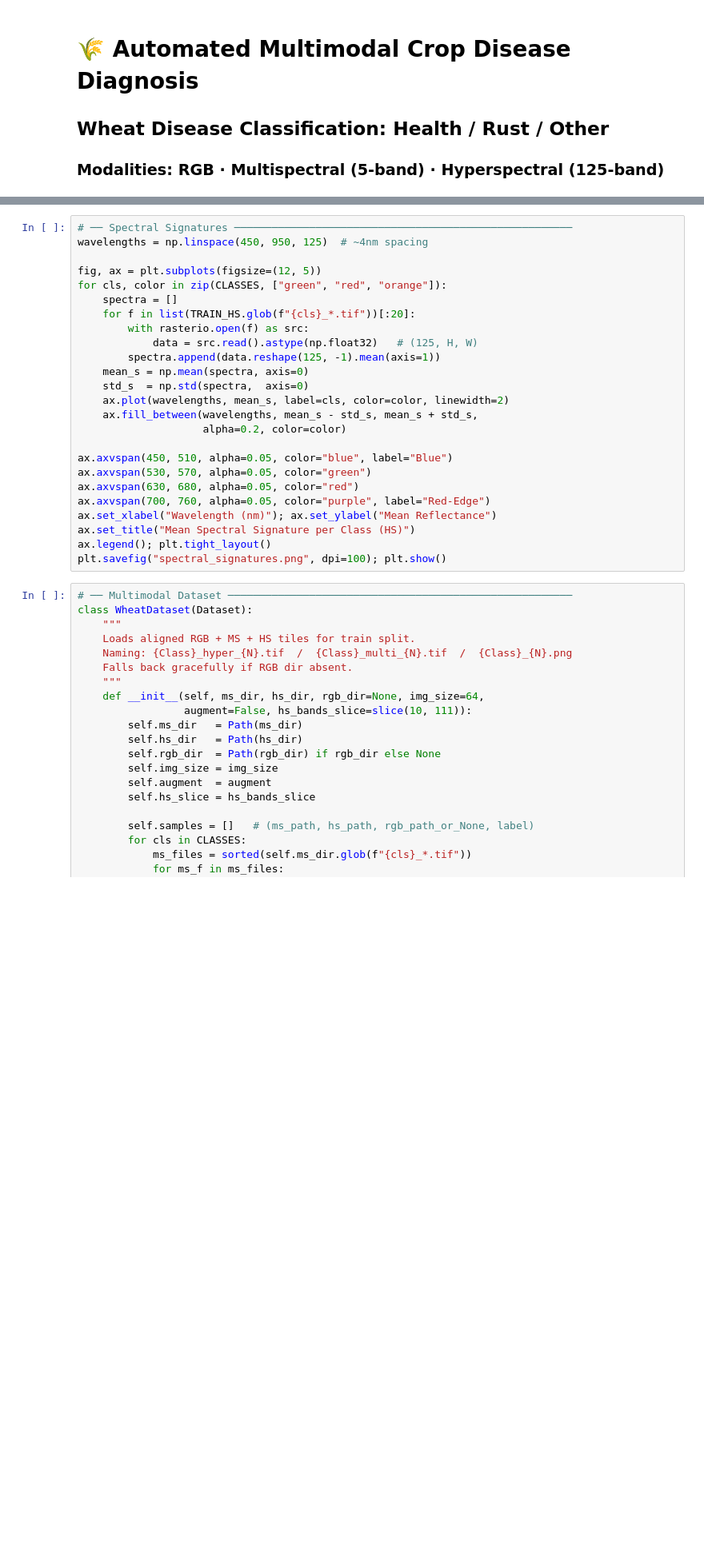
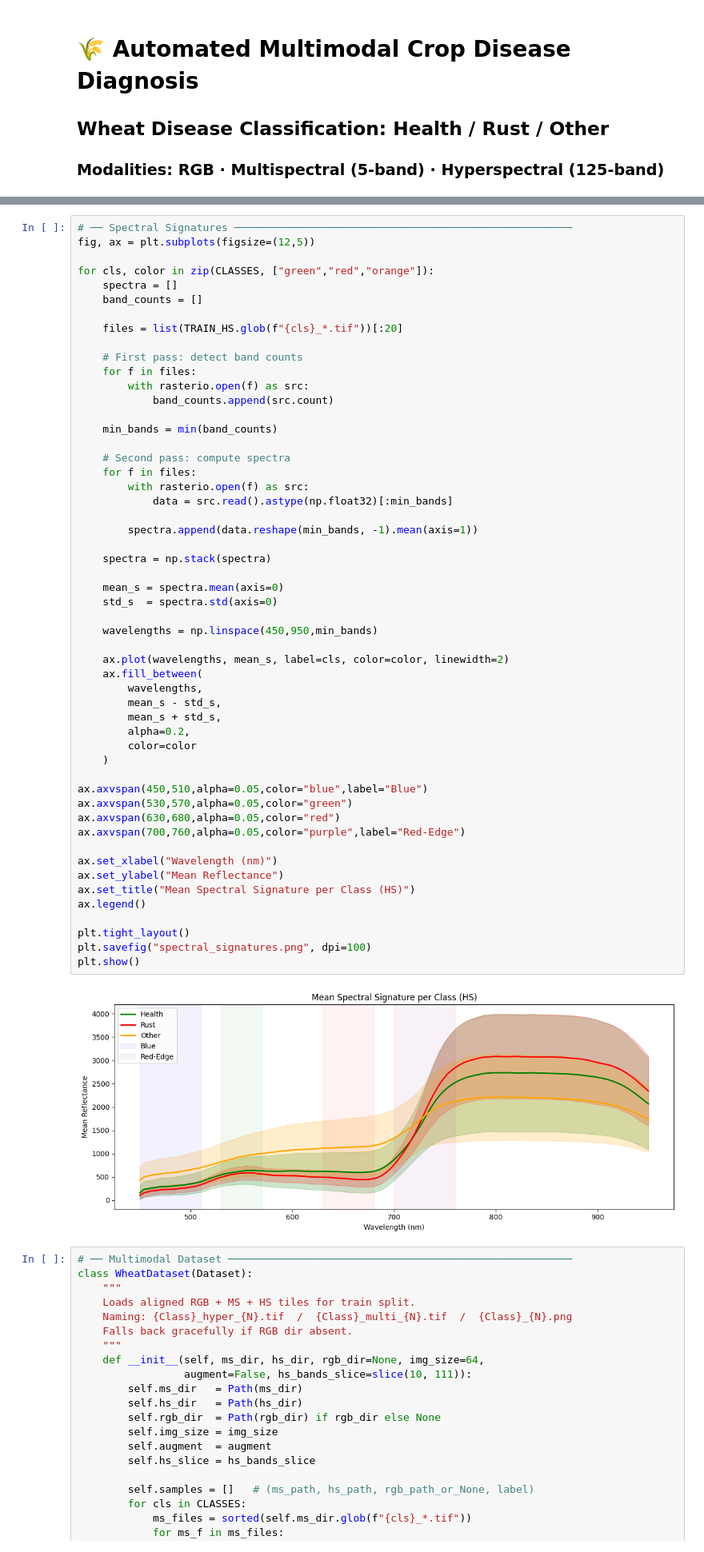
Before and after one commit to hillhack/GreenAid, a Jupyter notebook: multimodal_crop_disease.ipynb, the cells around one changed output, grey strips where cells are left out. Shown at 80% size. Saved outputs shown, nothing was run; the diff lists cells and outputs as text; blank space fills up the shorter version.

```diff
--- a/multimodal_crop_disease.ipynb
+++ b/multimodal_crop_disease.ipynb
@@ -128,28 +143,58 @@ plt.tight_layout(); plt.savefig("sample_vis.png", dpi=100); plt.show()
 # %%
 # ── Spectral Signatures ──────────────────────────────────────────────────────
-wavelengths = np.linspace(450, 950, 125)  # ~4nm spacing
+fig, ax = plt.subplots(figsize=(12,5))
 
-fig, ax = plt.subplots(figsize=(12, 5))
-for cls, color in zip(CLASSES, ["green", "red", "orange"]):
+for cls, color in zip(CLASSES, ["green","red","orange"]):
     spectra = []
-    for f in list(TRAIN_HS.glob(f"{cls}_*.tif"))[:20]:
+    band_counts = []
+
+    files = list(TRAIN_HS.glob(f"{cls}_*.tif"))[:20]
+
+    # First pass: detect band counts
+    for f in files:
         with rasterio.open(f) as src:
-            data = src.read().astype(np.float32)   # (125, H, W)
-        spectra.append(data.reshape(125, -1).mean(axis=1))
-    mean_s = np.mean(spectra, axis=0)
-    std_s  = np.std(spectra,  axis=0)
+            band_counts.append(src.count)
+
+    min_bands = min(band_counts)
+
+    # Second pass: compute spectra
+    for f in files:
+        with rasterio.open(f) as src:
+            data = src.read().astype(np.float32)[:min_bands]
+
+        spectra.append(data.reshape(min_bands, -1).mean(axis=1))
+
+    spectra = np.stack(spectra)
+
+    mean_s = spectra.mean(axis=0)
+    std_s  = spectra.std(axis=0)
+
+    wavelengths = np.linspace(450,950,min_bands)
+
     ax.plot(wavelengths, mean_s, label=cls, color=color, linewidth=2)
-    ax.fill_between(wavelengths, mean_s - std_s, mean_s + std_s,
-                    alpha=0.2, color=color)
+    ax.fill_between(
+        wavelengths,
+        mean_s - std_s,
+        mean_s + std_s,
+        alpha=0.2,
+        color=color
+    )
 
-ax.axvspan(450, 510, alpha=0.05, color="blue", label="Blue")
-ax.axvspan(530, 570, alpha=0.05, color="green")
-ax.axvspan(630, 680, alpha=0.05, color="red")
-ax.axvspan(700, 760, alpha=0.05, color="purple", label="Red-Edge")
-ax.set_xlabel("Wavelength (nm)"); ax.set_ylabel("Mean Reflectance")
+ax.axvspan(450,510,alpha=0.05,color="blue",label="Blue")
+ax.axvspan(530,570,alpha=0.05,color="green")
+ax.axvspan(630,680,alpha=0.05,color="red")
+ax.axvspan(700,760,alpha=0.05,color="purple",label="Red-Edge")
+
+ax.set_xlabel("Wavelength (nm)")
+ax.set_ylabel("Mean Reflectance")
 ax.set_title("Mean Spectral Signature per Class (HS)")
-ax.legend(); plt.tight_layout()
-plt.savefig("spectral_signatures.png", dpi=100); plt.show()
+ax.legend()
+
+plt.tight_layout()
+plt.savefig("spectral_signatures.png", dpi=100)
+plt.show()
+# %% [output]
+[figure, added]
 # %%
 # ── Multimodal Dataset ───────────────────────────────────────────────────────
 class WheatDataset(Dataset):
```
Also changed, not shown: parts of 14 cells of this notebook, 5 other files.
